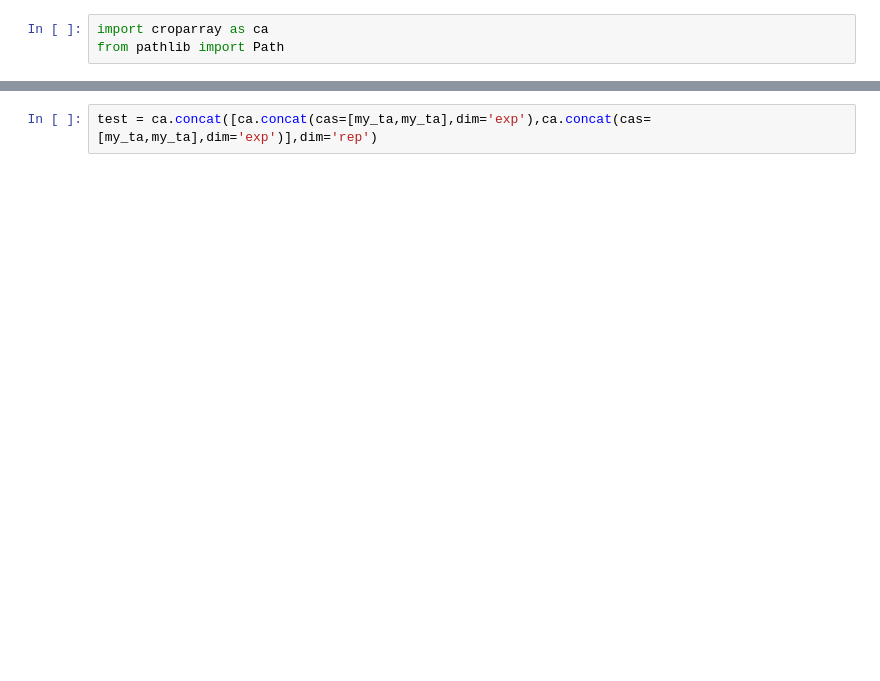
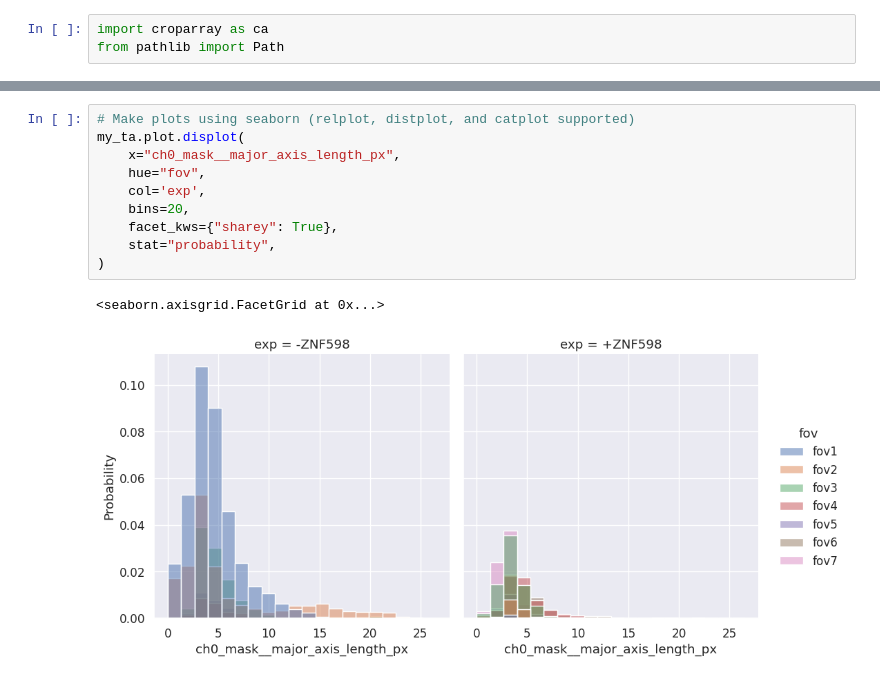
Before and after one commit to timstasevich/croparray, a Jupyter notebook: notebooks/AnalyzeTrackArrays.ipynb, the cells around one changed output, grey strips where cells are left out. Cells and saved outputs as stored; diff of their text form; blank space fills up the shorter version.

```diff
--- a/notebooks/AnalyzeTrackArrays.ipynb
+++ b/notebooks/AnalyzeTrackArrays.ipynb
@@ -69,2 +93,13 @@ my_ta.plot.relplot(
-# %%
-test = ca.concat([ca.concat(cas=[my_ta,my_ta],dim='exp'),ca.concat(cas=[my_ta,my_ta],dim='exp')],dim='rep')
+# %%
+# Make plots using seaborn (relplot, distplot, and catplot supported)
+my_ta.plot.displot(
+    x="ch0_mask__major_axis_length_px",
+    hue="fov",
+    col='exp',
+    bins=20,
+    facet_kws={"sharey": True},
+    stat="probability",
+)
+# %% [output]
+<seaborn.axisgrid.FacetGrid at 0x...>
+[figure, added]
```
Also changed, not shown: parts of 21 cells of this notebook, 6 other files.
